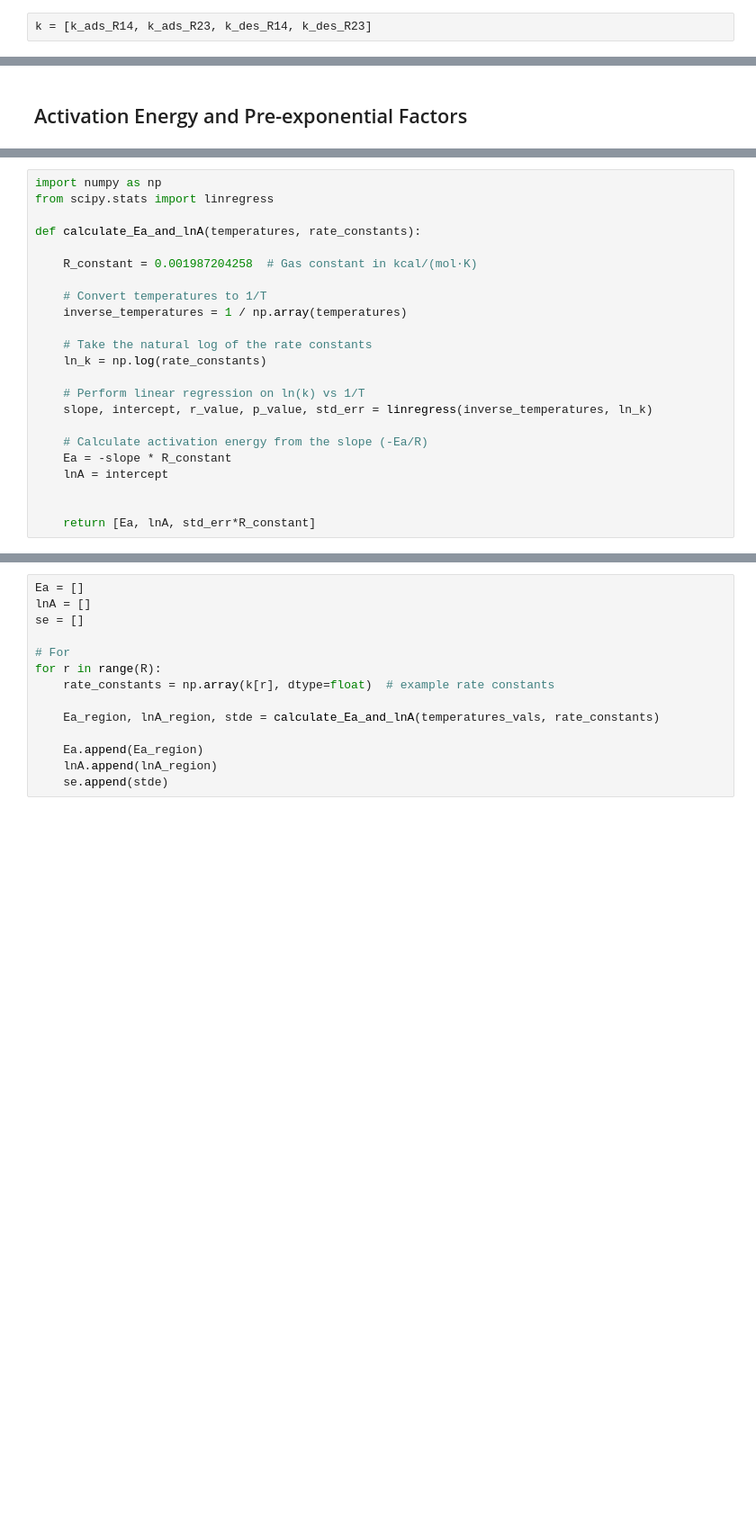
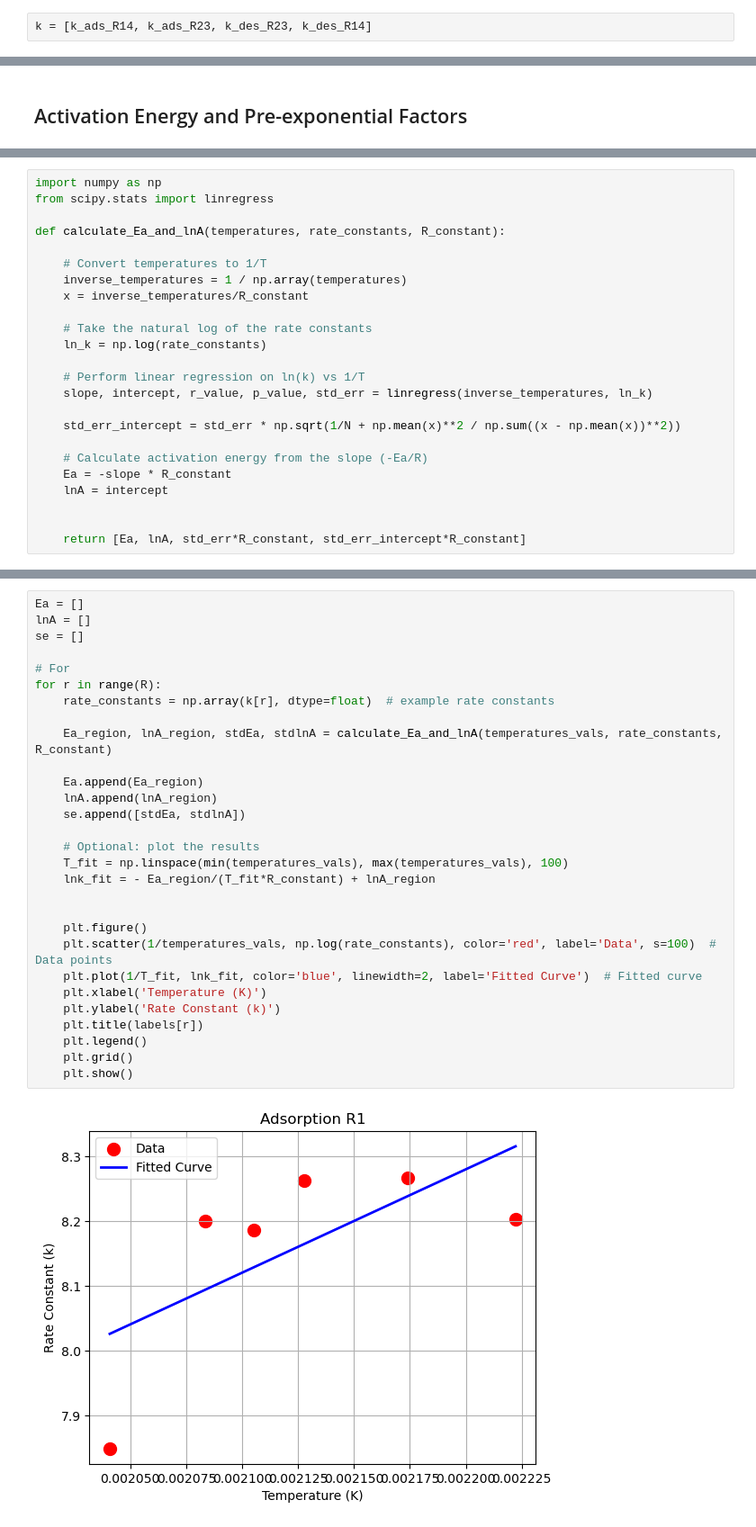
Before and after one commit to marija-iloska/pmcmc_CO_Pd, a Jupyter notebook: pyomo_implementation/dynamic_opt.ipynb, the cells around one changed output, grey strips where cells are left out. Shown: that part at 90% size. Drawn from its saved outputs; the diff is of its cells as text; blank space fills up the shorter version.

```diff
--- a/pyomo_implementation/dynamic_opt.ipynb
+++ b/pyomo_implementation/dynamic_opt.ipynb
@@ -333,7 +333,7 @@ Adsorption rate constant in Region 2: k_ads = [2096.0478627808798, 621.246041653
 Desorption rate constant in Regions 2 and 3: k_des = [7.075547039449037e-07, 0.03414310769325718, 0.07123780056529823, 8.921705082341948e-07, 0.10510176197067775, 0.04747918402890911]
 Desorption rate constant in Regions 1 and 4: k_des = [0.023093808419430654, 0.1513758944663964, 0.4238725389309806, 0.6269647689996979, 0.48248736050745267, 0.3680619776876061]
 # %%
-k = [k_ads_R14, k_ads_R23, k_des_R14, k_des_R23]
+k = [k_ads_R14, k_ads_R23, k_des_R23, k_des_R14]
 # %%
 table = [[f'{k[r][n]}' for r in range(4)] for n in range(6)]
 
@@ -353,12 +355,11 @@ for n in range(N):
 import numpy as np
 from scipy.stats import linregress
 
-def calculate_Ea_and_lnA(temperatures, rate_constants):
-
-    R_constant = 0.001987204258  # Gas constant in kcal/(mol·K)
+def calculate_Ea_and_lnA(temperatures, rate_constants, R_constant):
 
     # Convert temperatures to 1/T
     inverse_temperatures = 1 / np.array(temperatures)
+    x = inverse_temperatures/R_constant
 
     # Take the natural log of the rate constants
     ln_k = np.log(rate_constants)
@@ -366,11 +367,13 @@ def calculate_Ea_and_lnA(temperatures, rate_constants):
     # Perform linear regression on ln(k) vs 1/T
     slope, intercept, r_value, p_value, std_err = linregress(inverse_temperatures, ln_k)
 
+    std_err_intercept = std_err * np.sqrt(1/N + np.mean(x)**2 / np.sum((x - np.mean(x))**2))
+
     # Calculate activation energy from the slope (-Ea/R)
     Ea = -slope * R_constant
     lnA = intercept
 
 
-    return [Ea, lnA, std_err*R_constant]
+    return [Ea, lnA, std_err*R_constant, std_err_intercept*R_constant]
 # %%
 temperatures_vals = np.array([450., 460., 470., 475., 480., 490.])
@@ -377,14 +381,31 @@ temperatures_vals = np.array([450., 460., 470., 475., 480., 490.])
 # %%
 Ea = []
 lnA = []
 se = []
 
 # For
 for r in range(R):
     rate_constants = np.array(k[r], dtype=float)  # example rate constants
 
-    Ea_region, lnA_region, stde = calculate_Ea_and_lnA(temperatures_vals, rate_constants)
+    Ea_region, lnA_region, stdEa, stdlnA = calculate_Ea_and_lnA(temperatures_vals, rate_constants, R_constant)
 
     Ea.append(Ea_region)
     lnA.append(lnA_region)
-    se.append(stde)
+    se.append([stdEa, stdlnA])
+
+    # Optional: plot the results
+    T_fit = np.linspace(min(temperatures_vals), max(temperatures_vals), 100)
+    lnk_fit = - Ea_region/(T_fit*R_constant) + lnA_region
+
+
+    plt.figure()
+    plt.scatter(1/temperatures_vals, np.log(rate_constants), color='red', label='Data', s=100)  # Data points
+    plt.plot(1/T_fit, lnk_fit, color='blue', linewidth=2, label='Fitted Curve')  # Fitted curve
+    plt.xlabel('Temperature (K)')
+    plt.ylabel('Rate Constant (k)')
+    plt.title(labels[r])
+    plt.legend()
+    plt.grid()
+    plt.show()
+# %% [output]
+[figure, added]
```
Also changed, not shown: parts of 8 cells of this notebook.
